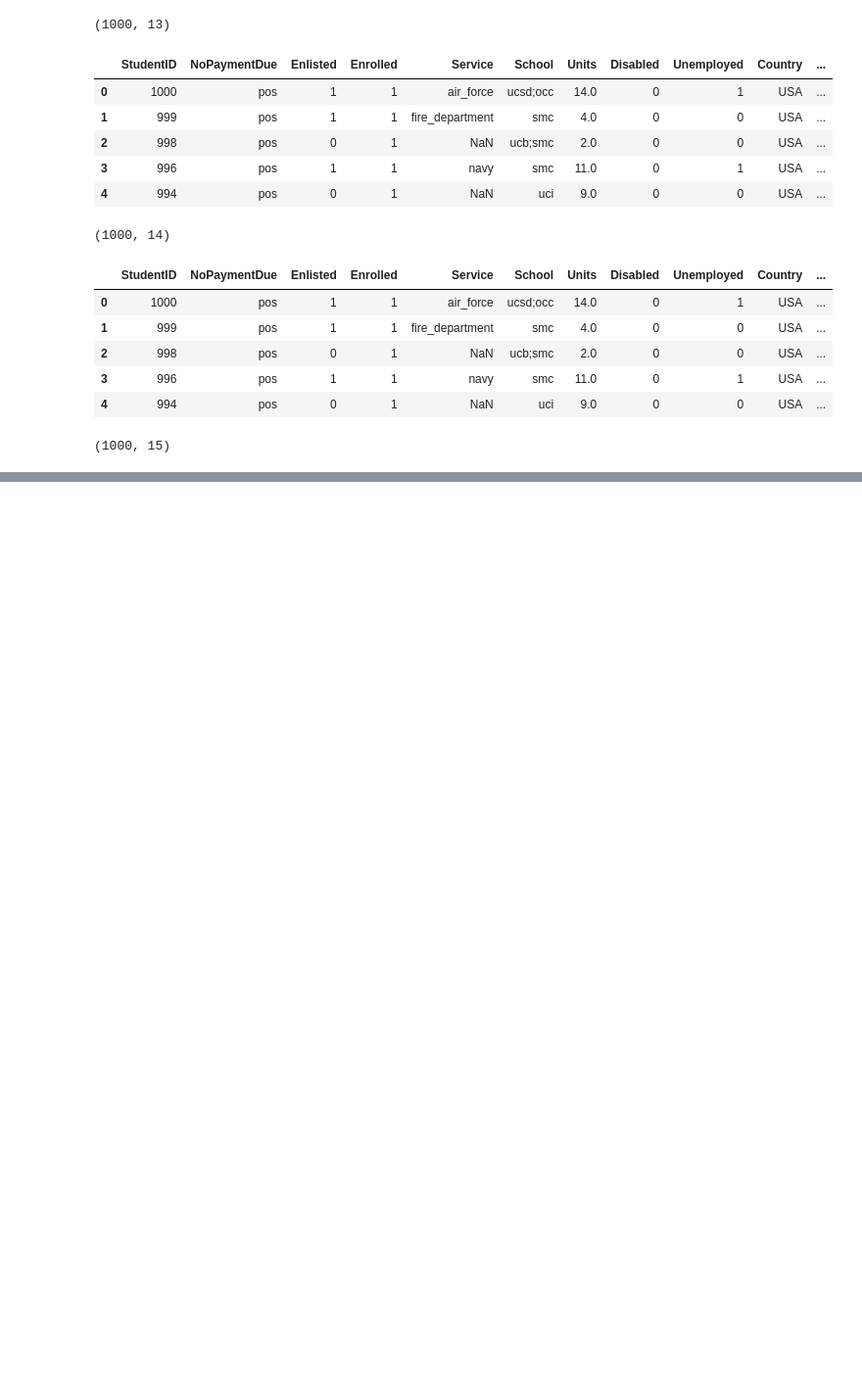
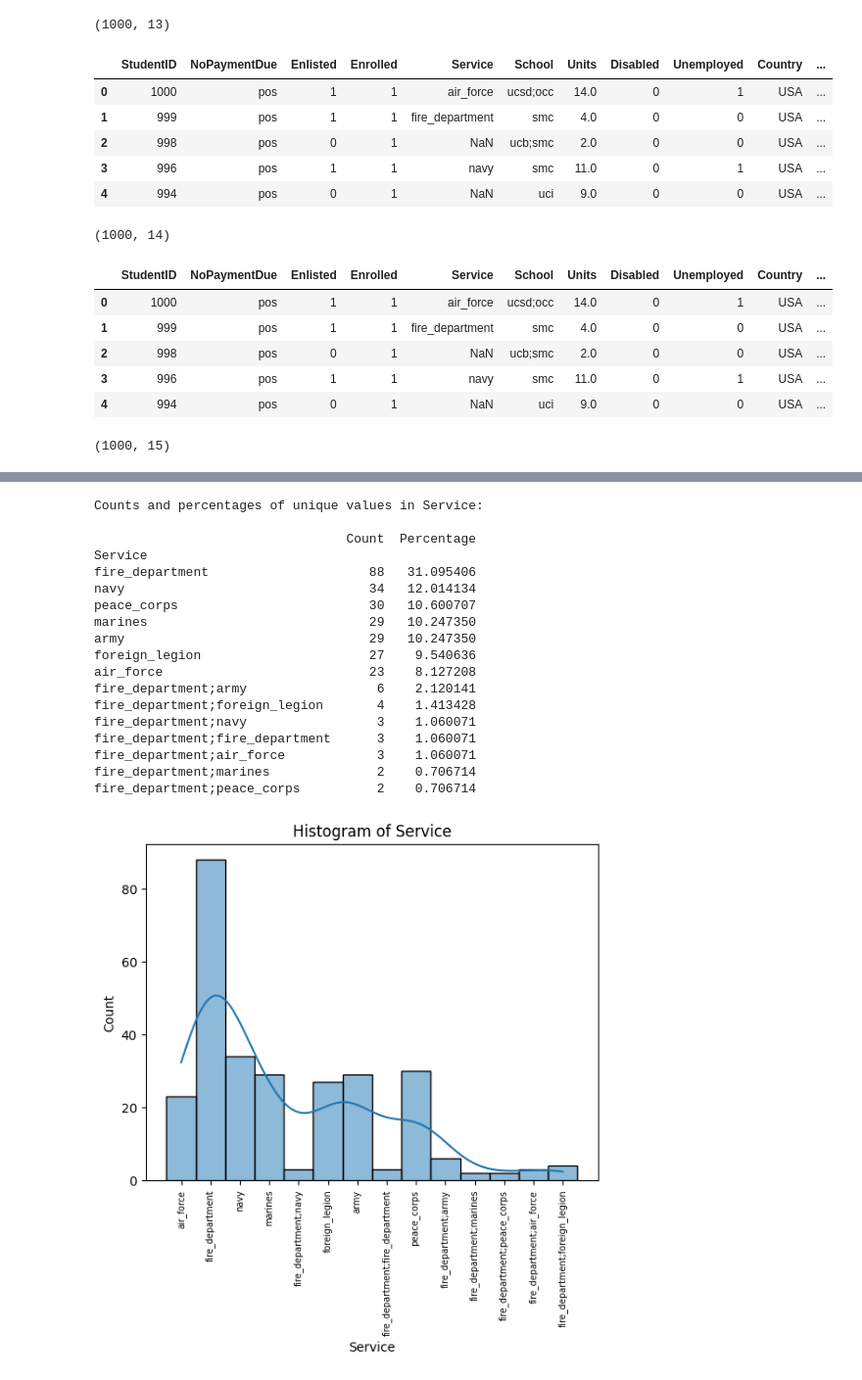
Before and after one commit to MSWinds/dm-group1-project, a Jupyter notebook: Final_Project.ipynb, the cells around one changed output, grey strips where cells are left out. Shown at 98% size. Drawn from its saved outputs; the diff is of its cells as text; code cells hidden in the pictures; blank space fills up the shorter version.

```diff
--- a/Final_Project.ipynb
+++ b/Final_Project.ipynb
@@ -486,0 +601,22 @@ df_agg.to_csv('datasets\merged_raw_data.csv', index=False)
+# %%
+data_exploration(df_agg, 'Service')
+# %% [output]
+Counts and percentages of unique values in Service:
+
+                                 Count  Percentage
+Service
+fire_department                     88   31.095406
+navy                                34   12.014134
+peace_corps                         30   10.600707
+marines                             29   10.247350
+army                                29   10.247350
+foreign_legion                      27    9.540636
+air_force                           23    8.127208
+fire_department;army                 6    2.120141
+fire_department;foreign_legion       4    1.413428
+fire_department;navy                 3    1.060071
+fire_department;fire_department      3    1.060071
+fire_department;air_force            3    1.060071
+fire_department;marines              2    0.706714
+fire_department;peace_corps          2    0.706714
+[figure, added]
```
Also changed, not shown: parts of 9 cells of this notebook.
